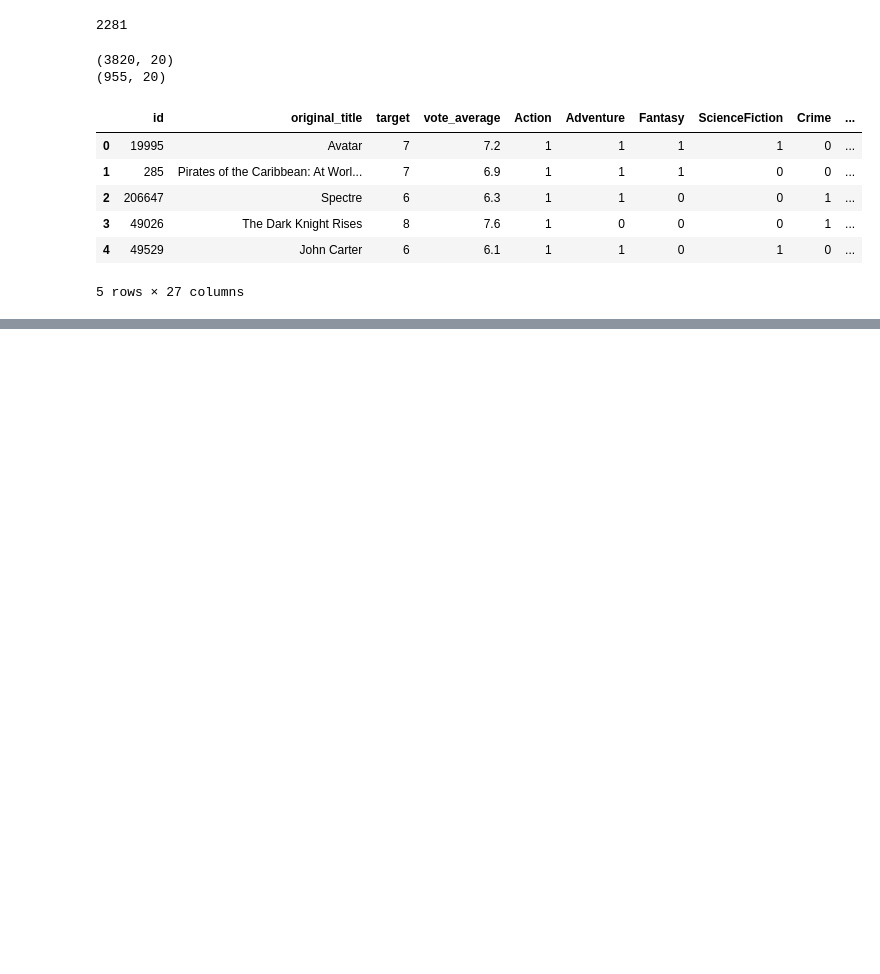
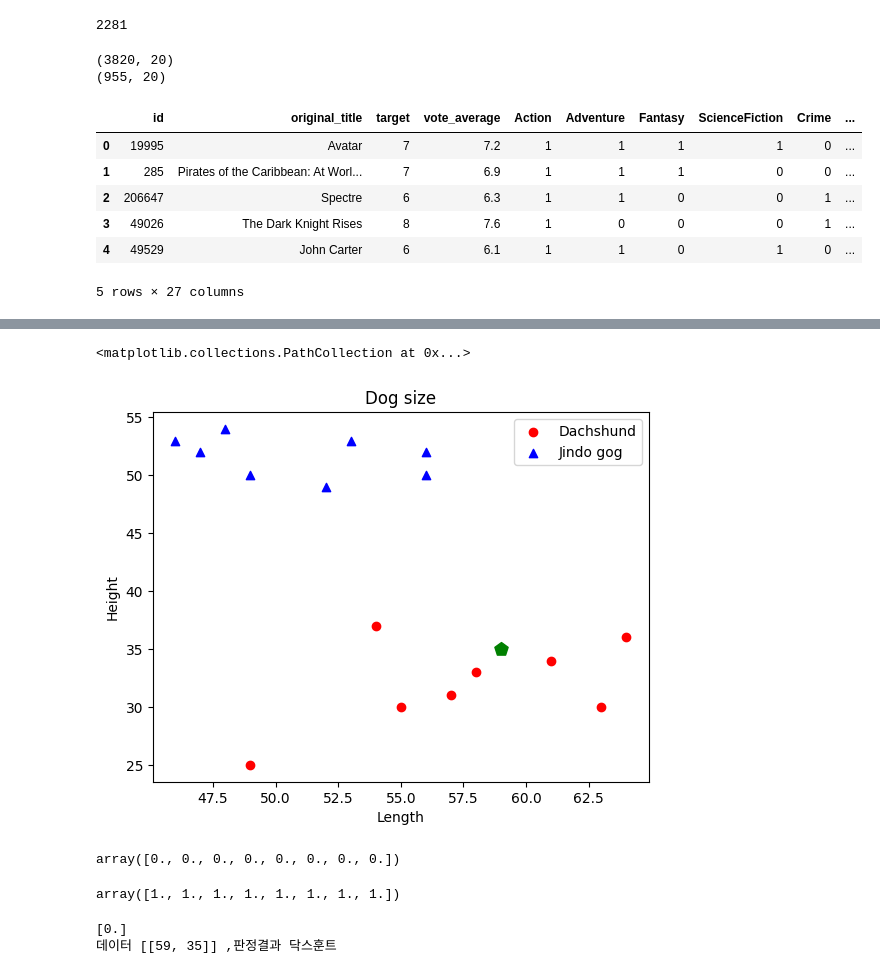
Before and after one commit to Darkget1/machin_learning, a Jupyter notebook: chapter11.ipynb, the cells around one changed output, grey strips where cells are left out. Saved outputs shown, nothing was run; the diff lists cells and outputs as text; code cells hidden in the pictures; blank space fills up the shorter version.

```diff
--- a/chapter11.ipynb
+++ b/chapter11.ipynb
@@ -334,0 +494,42 @@ df.head()
+# %%
+newdata_length = [59]
+newdata_height = [35]
+# %%
+plt.scatter(dach_length,dach_height,c='r',label='Dachshund')
+plt.scatter(jin_length,jin_height,c='b',marker='^',label='Jindo gog')
+
+plt.xlabel('Length')
+plt.ylabel('Height')
+plt.title('Dog size')
+plt.legend(loc='upper right')
+plt.scatter(newdata_length,newdata_height,s=100,marker='p'
+            ,c='g',label='new Data')
+# %% [output]
+<matplotlib.collections.PathCollection at 0x...>
+[figure, added]
+# %%
+d_data = np.column_stack((dach_length,dach_height))
+d_label = np.zeros(len(d_data)) #닥스훈트는 0으로 레이블링
+d_label
+# %% [output]
+array([0., 0., 0., 0., 0., 0., 0., 0.])
+# %%
+j_data = np.column_stack((jin_length,jin_height))
+j_label = np.ones(len(j_data))
+# %% [output]
+array([1., 1., 1., 1., 1., 1., 1., 1.])
+# %%
+newdata = [[59,35]]
+
+dog_classes = {0:'닥스훈트',1:'진돗개'}
+k=3
+dogs = np.concatenate((d_data,j_data))
+labels = np.concatenate((d_label,j_label))
+knn = KNeighborsClassifier(n_neighbors= k)
+knn.fit(dogs,labels)
+y_pred = knn.predict(newdata)
+print(y_pred)
+print('데이터',newdata,',판정결과',dog_classes[y_pred[0]])
+# %% [output]
+[0.]
+데이터 [[59, 35]] ,판정결과 닥스훈트
```
Also changed, not shown: parts of 18 cells of this notebook, 9 other files.
